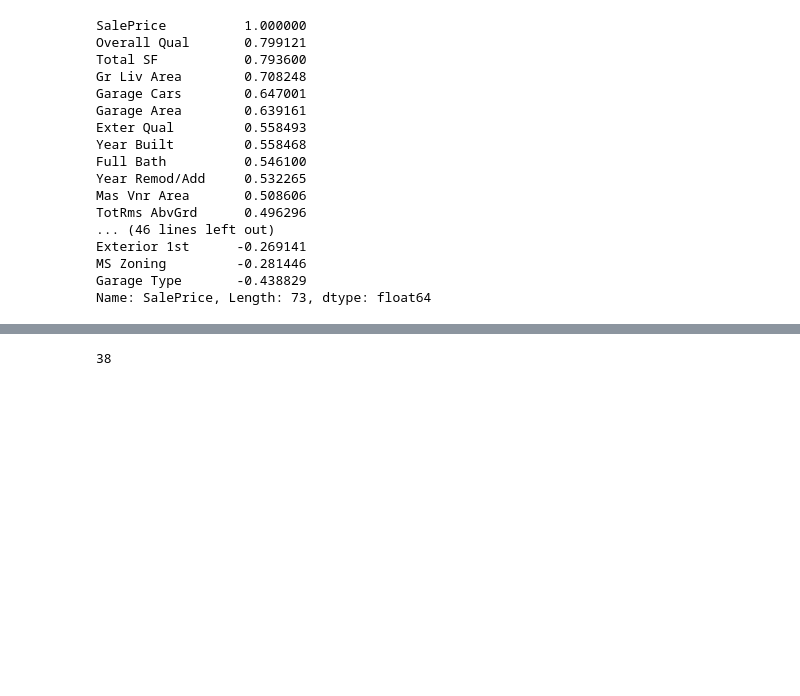
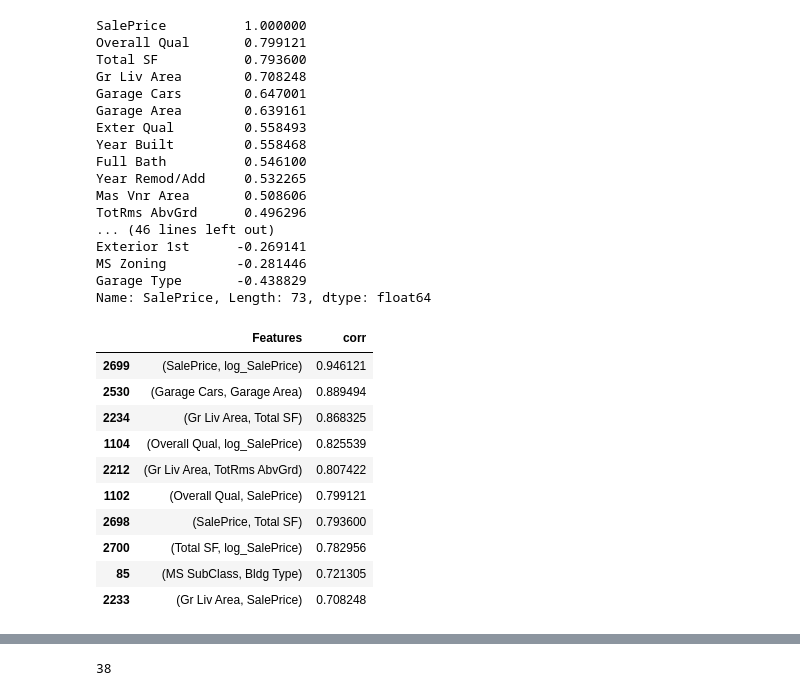
Before and after one commit to chaityacshah/Ames_House_Prices, a Jupyter notebook: notebooks/ames_housing.ipynb, the cells around one changed output, grey strips where cells are left out. Cells and saved outputs as stored; diff of their text form; code cells hidden in the pictures; blank space fills up the shorter version.

```diff
--- a/notebooks/ames_housing.ipynb
+++ b/notebooks/ames_housing.ipynb
@@ -329,3 +329,22 @@ Exterior 1st      -0.269141
 MS Zoning         -0.281446
 Garage Type       -0.438829
 Name: SalePrice, Length: 73, dtype: float64
+# %%
+def corrank(X):
+        df = pd.DataFrame([[(i,j),X.corr().loc[i,j]] for i,j in list(itertools.combinations(X.corr(), 2))], columns=['Features','corr'])
+        return df.sort_values(by='corr',ascending=False)
+
+corrank_df = corrank(ames_df)
+corrank_df.head(10)
+# %% [output]
+|  | Features | corr |
+| 2699 | (SalePrice, log_SalePrice) | 0.946121 |
+| 2530 | (Garage Cars, Garage Area) | 0.889494 |
+| 2234 | (Gr Liv Area, Total SF) | 0.868325 |
+| 1104 | (Overall Qual, log_SalePrice) | 0.825539 |
+| 2212 | (Gr Liv Area, TotRms AbvGrd) | 0.807422 |
+| 1102 | (Overall Qual, SalePrice) | 0.799121 |
+| 2698 | (SalePrice, Total SF) | 0.793600 |
+| 2700 | (Total SF, log_SalePrice) | 0.782956 |
+| 85 | (MS SubClass, Bldg Type) | 0.721305 |
+| 2233 | (Gr Liv Area, SalePrice) | 0.708248 |
```
Also changed, not shown: parts of 11 cells of this notebook.
